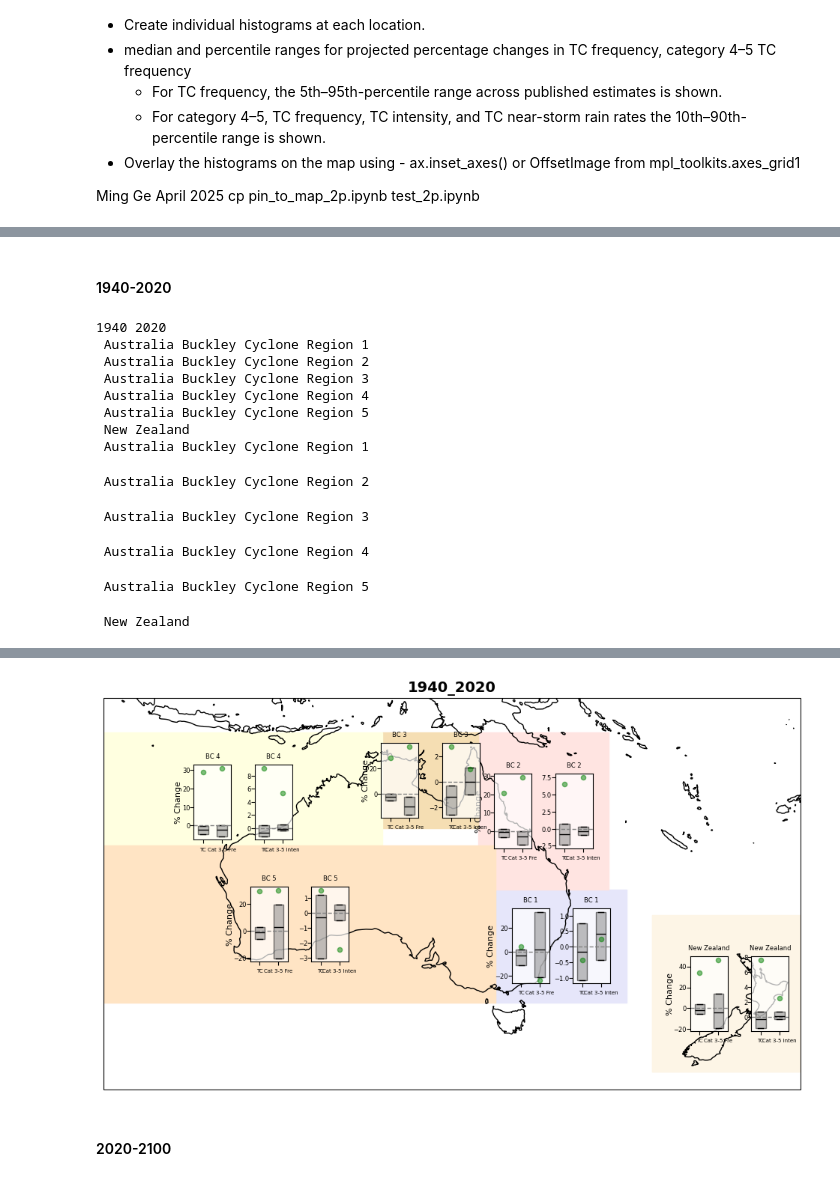
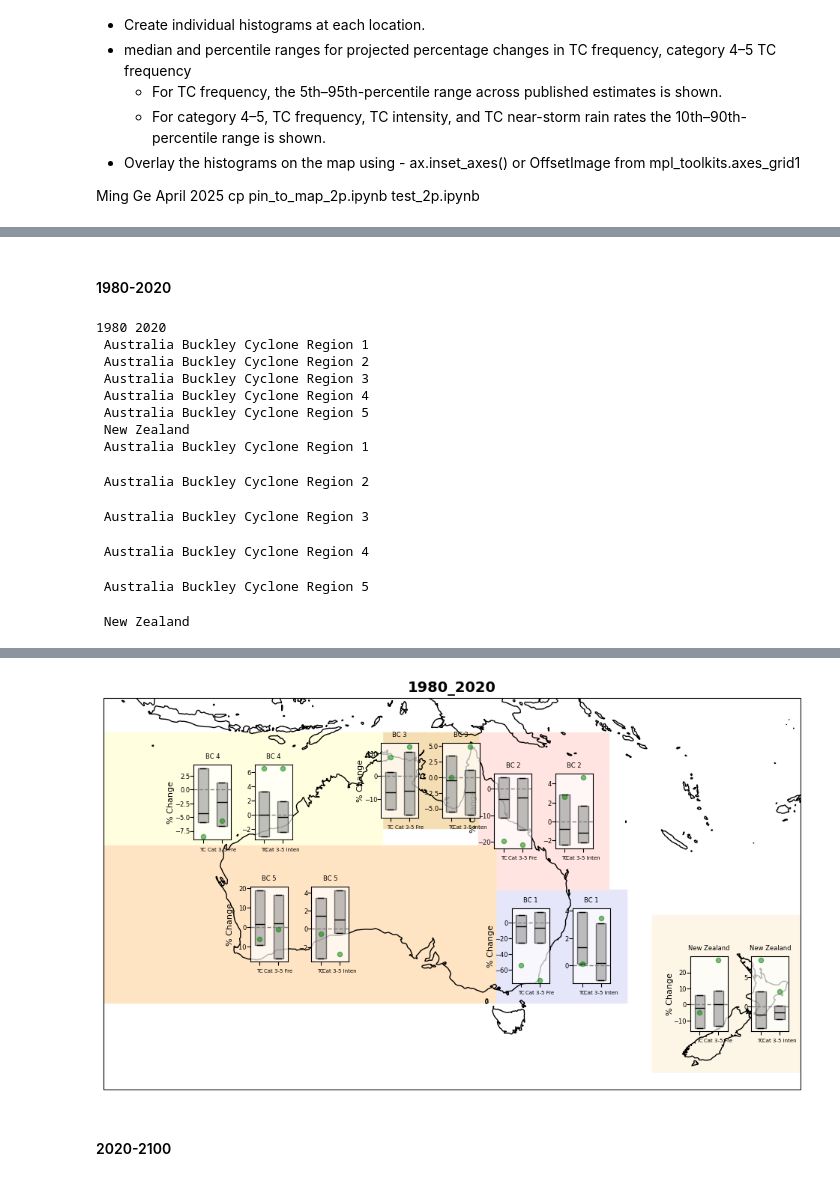
Before and after one commit to ming80302/TC, a Jupyter notebook: test_2p.ipynb, the cells around one changed output, grey strips where cells are left out. Drawn from its saved outputs; the diff is of its cells as text; code cells hidden in the pictures.

```diff
--- a/test_2p.ipynb
+++ b/test_2p.ipynb
@@ -63,13 +67,16 @@ Australian_CAT = [38, 55, 74, 97, 120, 1000]
 # get a dataFrame like: df = pd.DataFrame(data, index=time_index, columns=['TC Count >Cat1', 'TC Count >Cat3','Vmax >Cat1', 'Vmax >Cat3', 'Lat of Vmax >Cat1', 'Lat of Vmax >Cat3'])
 def rd_IB_info_SH(year_s, year_e, proj, lon_cen, extent, is_GreaterCat3=False):
     '''
-    rd_IB_info_SH(year_s, year_e, proj, lon_cen, extent, True, cmap='new_cmap_australia', cat_color='CAT_COLORS_australia', cat_name = 'CAT_australia', is_GreaterCat3=False)
+    rd_IB_info_SH(year_s, year_e, proj, lon_cen, extent, True, cmap='new_cmap_australia', cat_color='CAT_COLORS_australia', cat_name = 'CAT_australia', is_GreaterCat3=-99)
     rd_IB_info_SH(year_s, year_e, proj, lon_cen, extent, True)
     For South hemisphere from Dec. to April
     is_GreaterCat3: is only for the retrun dataframe . It gets
                     TC count, Vmax of each TC and Latitude of Vmax of IBTrACS
-                    False: all TCs
-                    True: count >Cat 1 and >Cat 3
+
+                    is_GreaterCat3=-99 all TCs
+                  =0  >= Cat 1
+                  =1  >= Cat 2
+                  =2  >= Cat 3
     '''
     lon_s = extent[0]
     lon_e = extent[1]
@@ -158,7 +165,7 @@ def rd_IB_info_SH(year_s, year_e, proj, lon_cen, extent, is_GreaterCat3=False):
                     vmax_tmp = np.max(spd_final)
                     vmax_annual = max(vmax_tmp, vmax_annual)
 
-                    if is_GreaterCat3 == False:
+                    if is_GreaterCat3 == -99:
                         vmax_2d [year-year_s] = vmax_annual
                         lat_vmax[year-year_s] = lat_final[argmax_ind]
                         tc_count_2d[year-year_s] += 1
@@ -168,7 +175,7 @@ def rd_IB_info_SH(year_s, year_e, proj, lon_cen, extent, is_GreaterCat3=False):
                             vmax_2d [year-year_s,0] = vmax_annual
                             lat_vmax[year-year_s,0] = lat_final[argmax_ind]
                             tc_count_2d[year-year_s,0] += 1
-                        if vmax_tmp >= Australian_CAT[2]:
+                        if vmax_tmp >= Australian_CAT[is_GreaterCat3]:
                              #print('cat3', vmax_annual)
                              vmax_2d [year-year_s,1] = vmax_annual
                              lat_vmax[year-year_s,1] = lat_final[argmax_ind]
@@ -191,12 +198,16 @@ def rd_IB_info_SH(year_s, year_e, proj, lon_cen, extent, is_GreaterCat3=False):
 # %%
 # read CESH-HR TC track data
 def rd_HR_SH(dir_hr, year_s, year_e, proj, lon_cen, extent,
-             is_GreaterCat3=False):
+             is_GreaterCat3=-99):
     '''
     return data_4d[n_mem, n_year, n_var, n_cat]
     n_year: year_e - year_s + 1
     n_var: 0: category, 1: intensity, 2: lat_vmax
     n_cat: 0: all TCs, 1: >= Cat 3
+    is_GreaterCat3=-99 all
+                  =0  >= Cat 1
+                  =1  >= Cat 2
+                  =2  >= Cat 3
     '''
     #cmap = new_cmap_australia
     #cat_color = CAT_COLORS_australia
@@ -273,7 +284,7 @@ def rd_HR_SH(dir_hr, year_s, year_e, proj, lon_cen, extent,
                         # find location of Vmax
                         argmax_ind = np.argmax(spd_final)
                         vmax_annual = max(np.max(spd_final), vmax_annual)
-                        if  is_GreaterCat3 == False:
+                        if  is_GreaterCat3 == -99:
                             vmax_2d [year-year_s] = vmax_annual
                             lat_vmax[year-year_s] = lat_final[argmax_ind]
                             tc_count_2d[year-year_s] += 1
@@ -283,7 +294,7 @@ def rd_HR_SH(dir_hr, year_s, year_e, proj, lon_cen, extent,
                                 lat_vmax[year-year_s,0] = lat_final[argmax_ind]
                                 tc_count_2d[year-year_s,0] += 1
                             # we only care wind > cat 3 Australia scale
-                            if np.max(spd_final) >= Australian_CAT[2]:
+                            if np.max(spd_final) >= Australian_CAT[is_GreaterCat3]:
                                 vmax_2d [year-year_s,1] = vmax_annual
                                 lat_vmax[year-year_s,1] = lat_final[argmax_ind]
                                 tc_count_2d[year-year_s,1] += 1
@@ -298,4 +309,4 @@ def rd_HR_SH(dir_hr, year_s, year_e, proj, lon_cen, extent,
 
 #data_HR_BCR1 = rd_HR_SH(dir_hr, year_s, year_e, proj, lon_cen, extent, False,
 #                            cmap='new_cmap_australia', cat_color = 'CAT_COLORS_australia',
-#                        cat_name='CAT_australia', is_GreaterCat3=True)
+#                        cat_name='CAT_australia', is_GreaterCat3=-99)
@@ -460,7 +471,7 @@ def cal_HR_slope(year_s, year_e):
         proj   = ccrs.PlateCarree(central_longitude=lon_cen)
         extent = [lon_s, lon_e, lat_s, lat_e]
 
-        data_HR_BCR1  = rd_HR_SH(dir_hr, year_s, year_e, proj, lon_cen, extent, is_GreaterCat3=True)
+        data_HR_BCR1  = rd_HR_SH(dir_hr, year_s, year_e, proj, lon_cen, extent, is_GreaterCat3=1)
         # TC frequency (n_mem, n_year, [cat0, cat3-5])
         data_fre = data_HR_BCR1[:,:,0,:] #((n_mem, n_year, n_cat)((10, 161, 2))
         data_spd = data_HR_BCR1[:,:,1,:]
@@ -508,7 +519,7 @@ def cal_IB_slope(year_s, year_e):
         proj   = ccrs.PlateCarree(central_longitude=lon_cen)
         extent = [lon_s, lon_e, lat_s, lat_e]
 
-        df_BC = rd_IB_info_SH(year_s, year_e, proj, lon_cen, extent, is_GreaterCat3=True)
+        df_BC = rd_IB_info_SH(year_s, year_e, proj, lon_cen, extent, is_GreaterCat3=1)
 
         slope_ib[0,nr,0] = ts_trend(df_BC, 'TC Count>=Cat1')*float(1000)/df_BC['TC Count>=Cat1'].mean()
         slope_ib[0,nr,1] = ts_trend(df_BC, 'TC Count>=Cat3')*float(1000)/df_BC['TC Count>=Cat3'].mean()
@@ -531,21 +542,21 @@ def cal_IB_slope(year_s, year_e):
 
     return slope_ib
 # %% [markdown]
-#### 1940-2020
+#### 1980-2020
 # %%
 %%time
-year_s = 1940
+year_s = 1980
 year_e = 2020
 print(year_s, year_e)
 # (n_var:frequency, intensity, n_region, n_mem, n_cat:TC, >3)
 # it's for decade, %, devided by mean
-slope_4d_1940_2020 = cal_HR_slope(year_s, year_e)
+slope_4d_1980_2020 = cal_HR_slope(year_s, year_e)
 title_s = str(year_s) + '-' + str(year_e)
-#call_box_custom_inset_2p(slope_4d_1940_2020, is_commonY = False, title_s=title_s)
+#call_box_custom_inset_2p(slope_4d_1980_2020, is_commonY = False, title_s=title_s)
 slope_ib = cal_IB_slope(year_s, year_e)
-call_box_custom_inset_2p(slope_4d_1940_2020, is_commonY = False, title_s='1940_2020', is_ib=slope_ib)
+call_box_custom_inset_2p(slope_4d_1980_2020, is_commonY = False, title_s='1980_2020', is_ib=slope_ib)
 # %% [output]
-1940 2020
+1980 2020
  Australia Buckley Cyclone Region 1
  Australia Buckley Cyclone Region 2
  Australia Buckley Cyclone Region 3
@@ -563,4 +574,4 @@ Wall time: 1min 12s
-[figure, old version]
+[figure, new version]
 # %% [markdown]
 #### 2020-2100
 # %%
```
Also changed, not shown: parts of 14 cells of this notebook.
